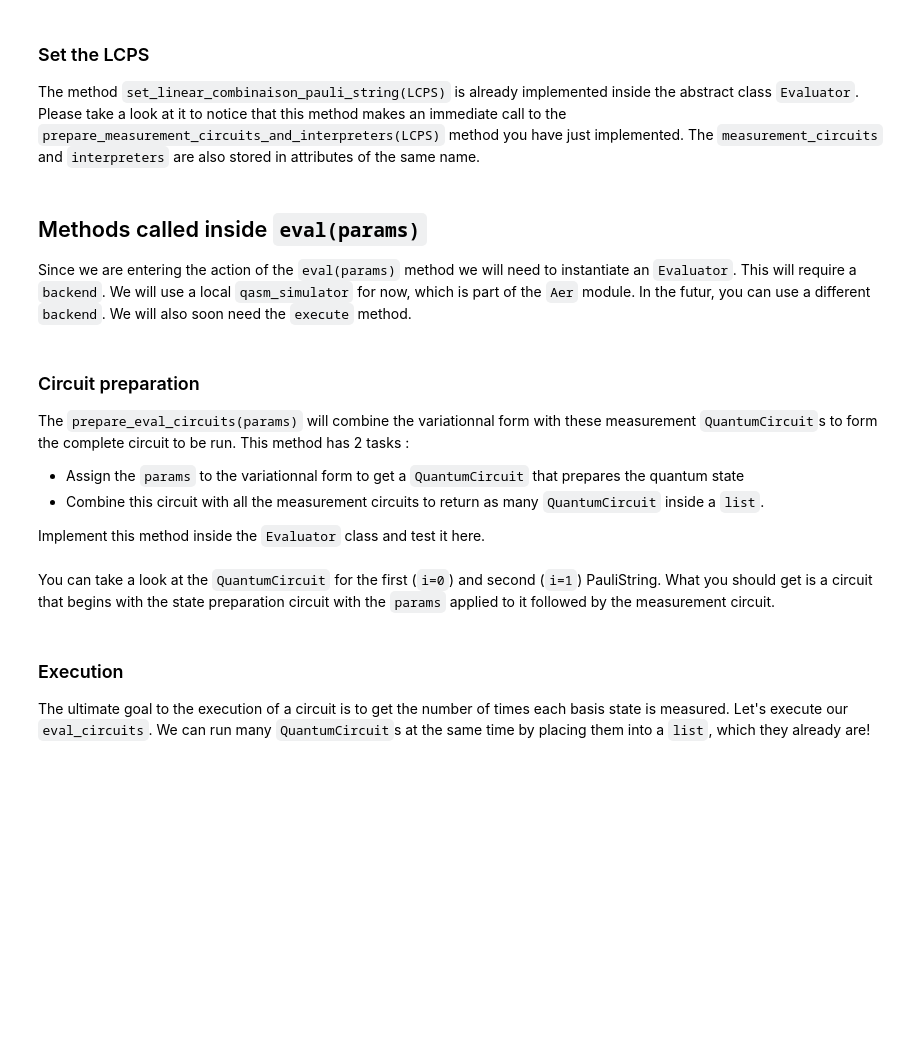
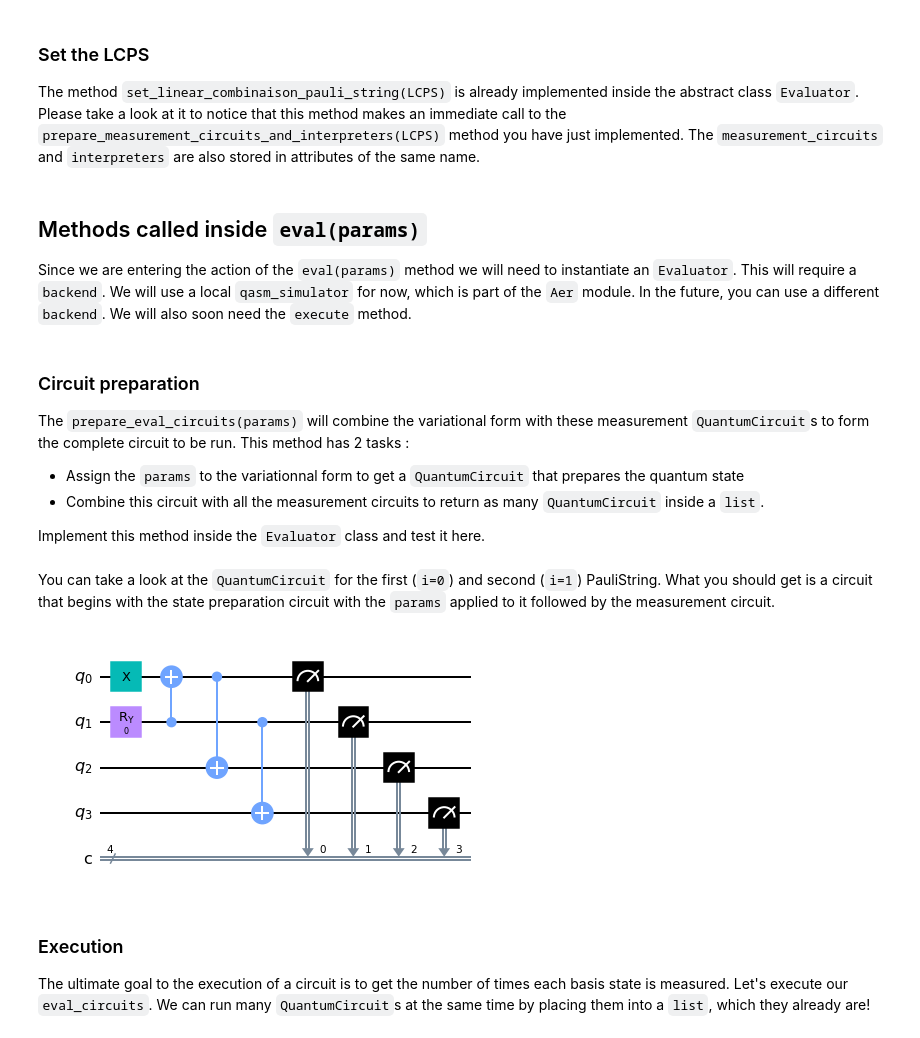
Before and after one commit to beneklins/qiskiteers_h2, a Jupyter notebook: activity3-2.ipynb, the cells around one changed output. Cells and saved outputs as stored; diff of their text form; code cells hidden in the pictures; blank space fills up the shorter version.

Commit message:
started 3-2, up to eval

```diff
--- a/activity3-2.ipynb
+++ b/activity3-2.ipynb
@@ -241,13 +279,13 @@ The interpreters should be respectively :
 The method `set_linear_combinaison_pauli_string(LCPS)` is already implemented inside the abstract class `Evaluator`. Please take a look at it to notice that this method makes an immediate call to the `prepare_measurement_circuits_and_interpreters(LCPS)` method you have just implemented. The `measurement_circuits` and `interpreters` are also stored in attributes of the same name.
 # %% [markdown]
 ## Methods called inside `eval(params)`
-Since we are entering the action of the `eval(params)` method we will need to instantiate an `Evaluator`. This will require a `backend`. We will use a local `qasm_simulator` for now, which is part of the `Aer` module. In the futur, you can use a different `backend`. We will also soon need the `execute` method.
+Since we are entering the action of the `eval(params)` method we will need to instantiate an `Evaluator`. This will require a `backend`. We will use a local `qasm_simulator` for now, which is part of the `Aer` module. In the future, you can use a different `backend`. We will also soon need the `execute` method.
 # %%
 from qiskit import Aer, execute
 qasm_simulator = Aer.get_backend('qasm_simulator')
 # %% [markdown]
 ### Circuit preparation
-The `prepare_eval_circuits(params)` will combine the variationnal form with these measurement `QuantumCircuit`s to form the complete circuit to be run. This method has 2 tasks :
+The `prepare_eval_circuits(params)` will combine the variational form with these measurement `QuantumCircuit`s to form the complete circuit to be run. This method has 2 tasks :
 - Assign the `params` to the variationnal form to get a `QuantumCircuit` that prepares the quantum state
 - Combine this circuit with all the measurement circuits to return as many `QuantumCircuit` inside a `list`.
 
@@ -264,8 +302,10 @@ eval_circuits = evaluator.prepare_eval_circuits(params)
 # %% [markdown]
 You can take a look at the `QuantumCircuit` for the first (`i=0`) and second (`i=1`) PauliString. What you should get is a circuit that begins with the state preparation circuit with the `params` applied to it followed by the measurement circuit.
 # %%
-i = 0
+i = 1
 eval_circuits[i].draw('mpl')
+# %% [output]
+[figure, added]
 # %% [markdown]
 ### Execution
 The ultimate goal to the execution of a circuit is to get the number of times each basis state is measured. Let's execute our `eval_circuits`. We can run many `QuantumCircuit`s at the same time by placing them into a `list`, which they already are!
```
Also changed, not shown: parts of 21 cells of this notebook, 1 other file.
